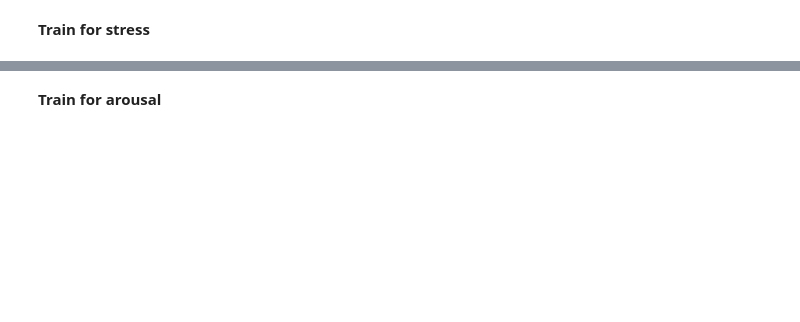
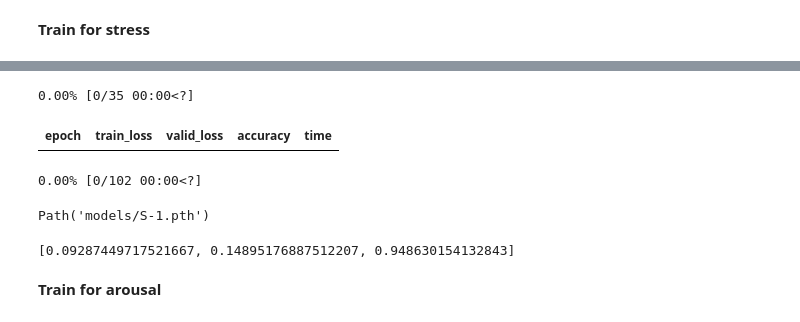
Before and after one commit to CEitanC/Emotion_Recognition_from_ECG_Eitan_Cohen, a Jupyter notebook: TS_models/TST.ipynb, the cells around one changed output, grey strips where cells are left out. Cells and saved outputs as stored; diff of their text form; code cells hidden in the pictures; blank space fills up the shorter version.

```diff
--- a/TS_models/TST.ipynb
+++ b/TS_models/TST.ipynb
@@ -84,5 +123,8 @@ path='./model_light_250_B.pt'
 # %% [markdown]
 **For spliting subjests for Train and Test**
+# %%
+splits=np.load('./splits_B.npy',allow_pickle=True)
+path='./model_light_250_B.pt'
 # %% [markdown]
 splits=np.load('./splits_B.npy',allow_pickle=True)
 path='./model_light_250_B.pt'
@@ -176,7 +237,16 @@ SuggestedLRs(valley=0.0005754399462603033)
 # %%
-learn_stress.load('S-0')
-learn_stress.fit_one_cycle(100,lr_max=1e-3)
+#learn_stress.load('S-0')
+learn_stress.fit_one_cycle(35,lr_max=1e-3)
 learn_stress.save('S-1')
+# %% [output]
+0.00% [0/35 00:00<?]
+| epoch | train_loss | valid_loss | accuracy | time |
+0.00% [0/102 00:00<?]
+Path('models/S-1.pth')
+# %%
+print(learn_stress.final_record )
+# %% [output]
+[0.09287449717521667, 0.14895176887512207, 0.948630154132843]
 # %%
 learn_stress.save_all(path='./TST_params/Stress', dls_fname='dls_stress', model_fname='model_stress', learner_fname='learner_stress')
 # %% [markdown]
```
Also changed, not shown: parts of 6 cells of this notebook, 4 other files.
